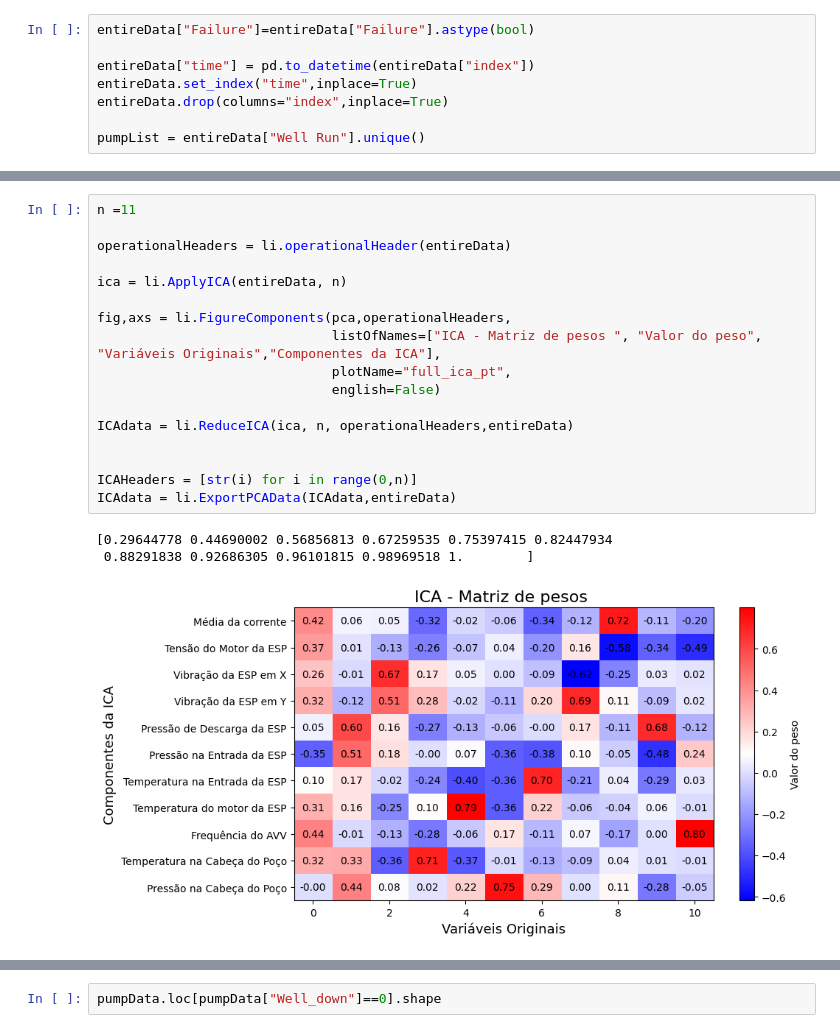
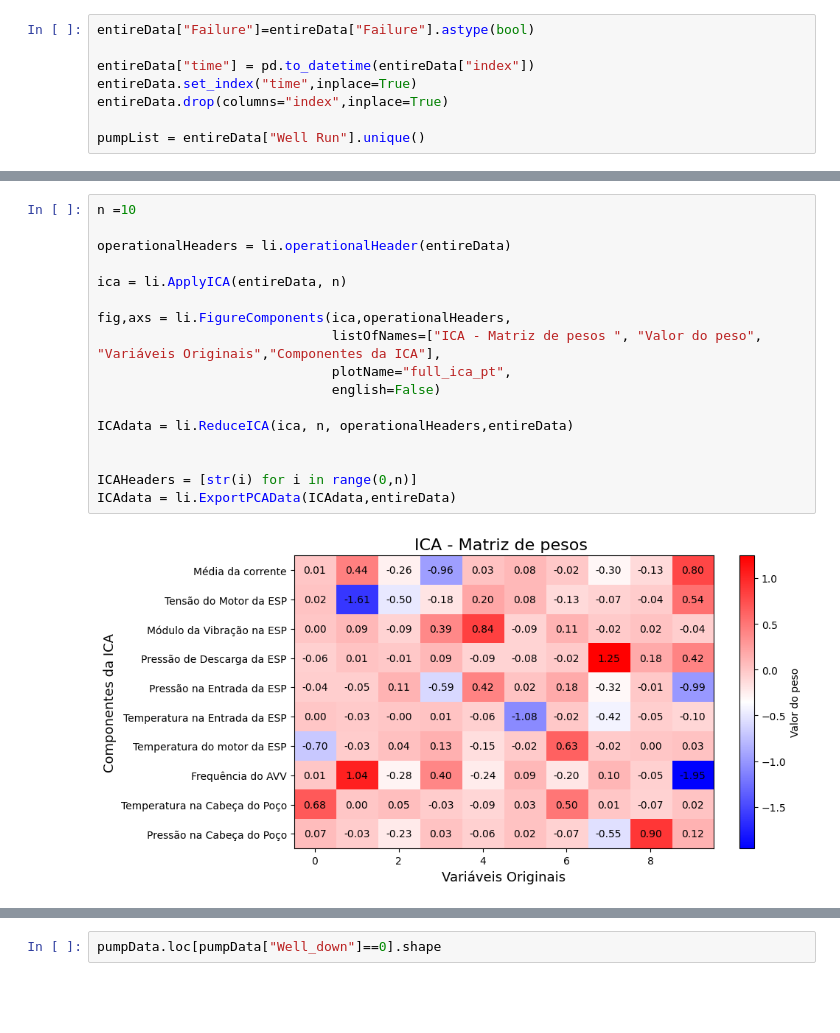
Before and after one commit to RL2-SP3/LISSA, a Jupyter notebook: examples/analise_dados_PCA.ipynb, the cells around one changed output, grey strips where cells are left out. Cells and saved outputs as stored; diff of their text form; blank space fills up the shorter version.

```diff
--- a/examples/analise_dados_PCA.ipynb
+++ b/examples/analise_dados_PCA.ipynb
@@ -43,24 +45,22 @@ PCAdata = li.ExportPCAData(PCAdata,entireData)
 # %%
-n =11
+n =10
 
 operationalHeaders = li.operationalHeader(entireData)
 
 ica = li.ApplyICA(entireData, n)
 
-fig,axs = li.FigureComponents(pca,operationalHeaders,
+fig,axs = li.FigureComponents(ica,operationalHeaders,
                               listOfNames=["ICA - Matriz de pesos ", "Valor do peso", "Variáveis Originais","Componentes da ICA"],
                               plotName="full_ica_pt",
                               english=False)
 
 ICAdata = li.ReduceICA(ica, n, operationalHeaders,entireData)
 
 
 ICAHeaders = [str(i) for i in range(0,n)]
 ICAdata = li.ExportPCAData(ICAdata,entireData)
 # %% [output]
-[0.29644778 0.44690002 0.56856813 0.67259535 0.75397415 0.82447934
- 0.88291838 0.92686305 0.96101815 0.98969518 1.        ]
-[figure, old version]
+[figure, new version]
 # %%
 pump = pumpList[0]
 
```
Also changed, not shown: parts of 10 cells of this notebook, 4 other files.
